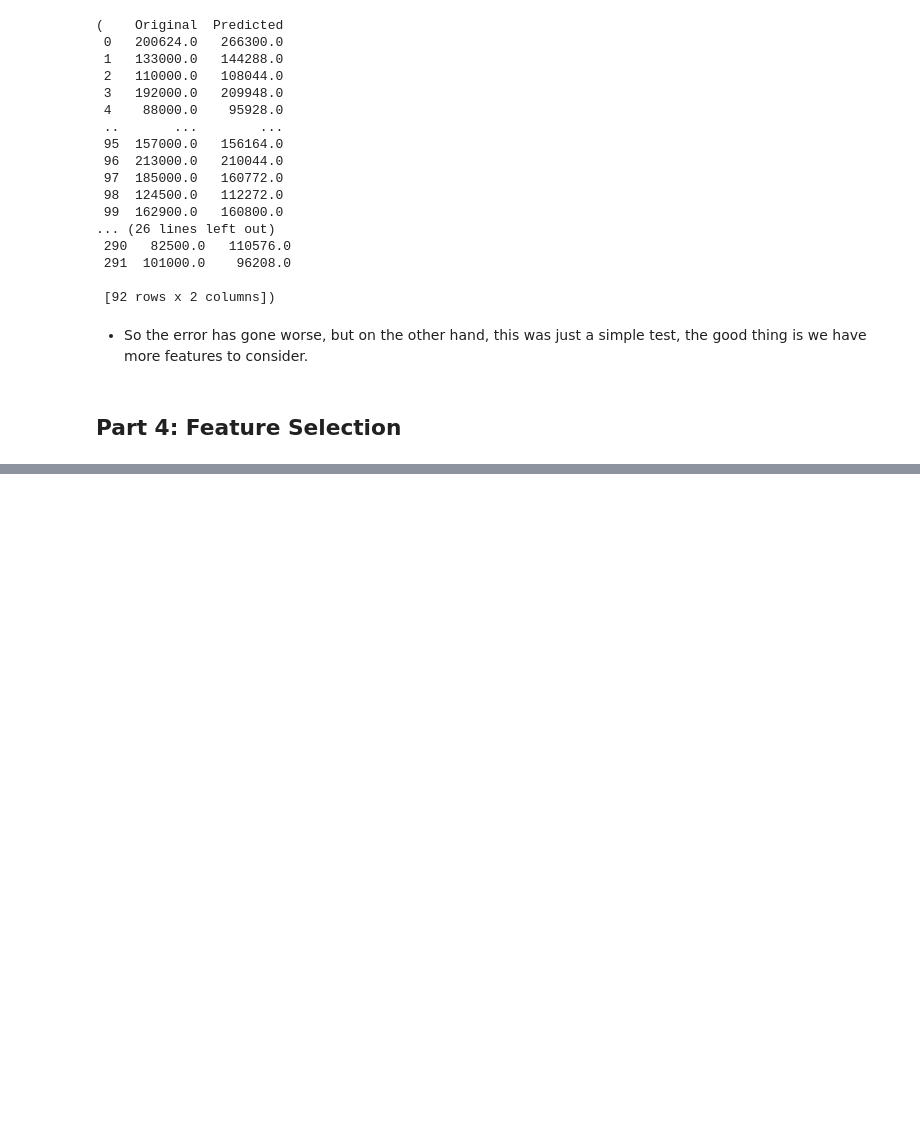
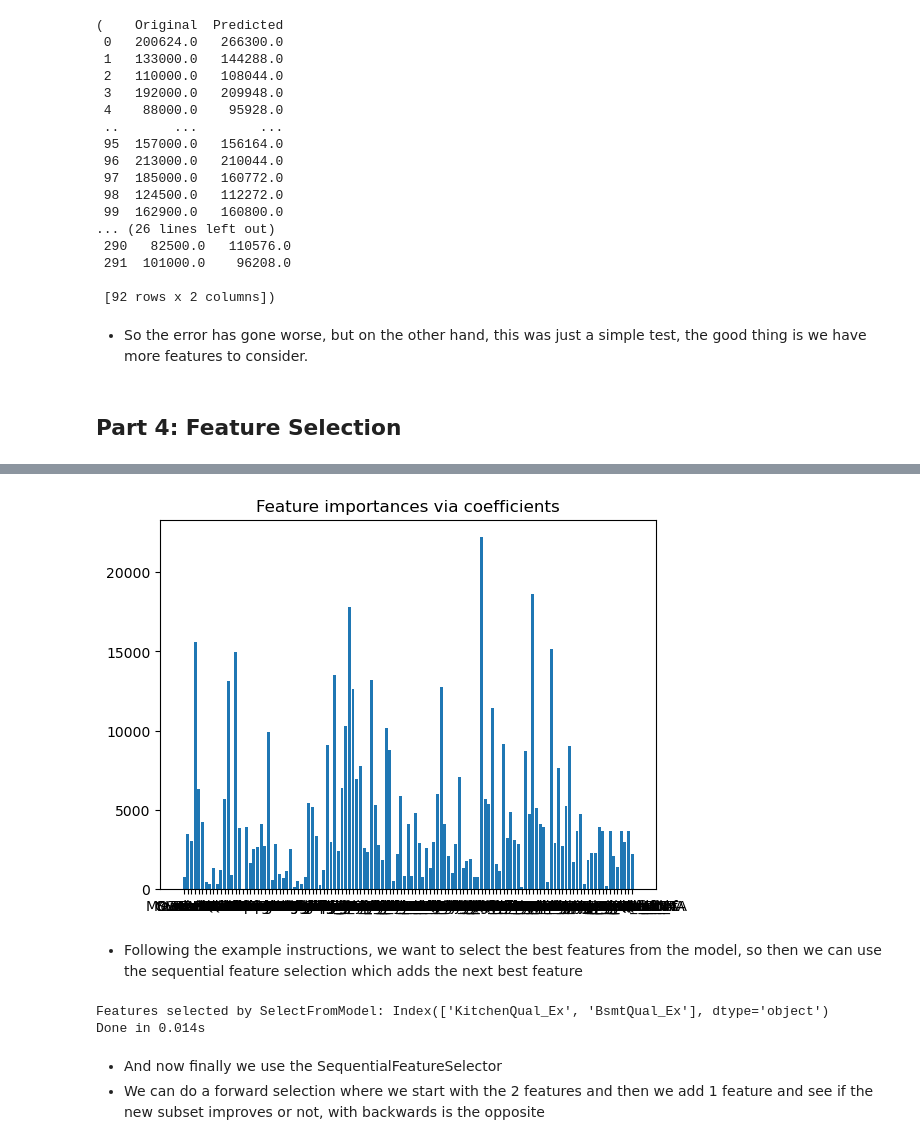
Before and after one commit to sebastiantare/housepriceskaggle, a Jupyter notebook: HousePrices.ipynb, the cells around one changed output, grey strips where cells are left out. Cells and saved outputs as stored; diff of their text form; code cells hidden in the pictures; blank space fills up the shorter version.

```diff
--- a/HousePrices.ipynb
+++ b/HousePrices.ipynb
@@ -846,0 +855,11 @@ results[0:100], results[100:200], results[200:292]
+# %%
+from sklearn.feature_selection import VarianceThreshold
+# Variance threshold of 5%
+sel = VarianceThreshold(threshold=(0.05))
+sel.feature_names_in_=X_merged.columns
+print(X_merged.shape)
+X_var = sel.fit_transform(X_merged)
+print(X_var.shape)
+selected_features = sel.get_support()
+selected_columns = X_merged.columns[selected_features]
+# So basically we've removed all features which had >=95% zeros in all observations
@@ -846,0 +876,30 @@ results[0:100], results[100:200], results[200:292]
+# %%
+from sklearn.linear_model import RidgeCV
+#
+ridge = RidgeCV().fit(X_var, y)
+importance = np.abs(ridge.coef_) # Extract coefficients
+plt.bar(height=importance, x=selected_columns)
+plt.title("Feature importances via coefficients")
+plt.show()
+# %% [output]
+[figure, added]
+# %% [markdown]
+- Following the example instructions, we want to select the best features from the model, so then we can use the sequential feature selection which adds the next best feature
+# %%
+from sklearn.feature_selection import SelectFromModel
+
+# Selects the threshold of the third best feature importance
+threshold = np.sort(importance)[-3] + 0.01
+
+tic = time.time()
+sfm = SelectFromModel(ridge, threshold=threshold).fit(X_var, y)
+toc = time.time()
+
+print(f"Features selected by SelectFromModel: {selected_columns[sfm.get_support()]}")
+print(f"Done in {toc - tic:.3f}s")
+# %% [output]
+Features selected by SelectFromModel: Index(['KitchenQual_Ex', 'BsmtQual_Ex'], dtype='object')
+Done in 0.014s
+# %% [markdown]
+- And now finally we use the SequentialFeatureSelector
+- We can do a forward selection where we start with the 2 features and then we add 1 feature and see if the new subset improves or not, with backwards is the opposite
```
Also changed, not shown: parts of 29 cells of this notebook.
